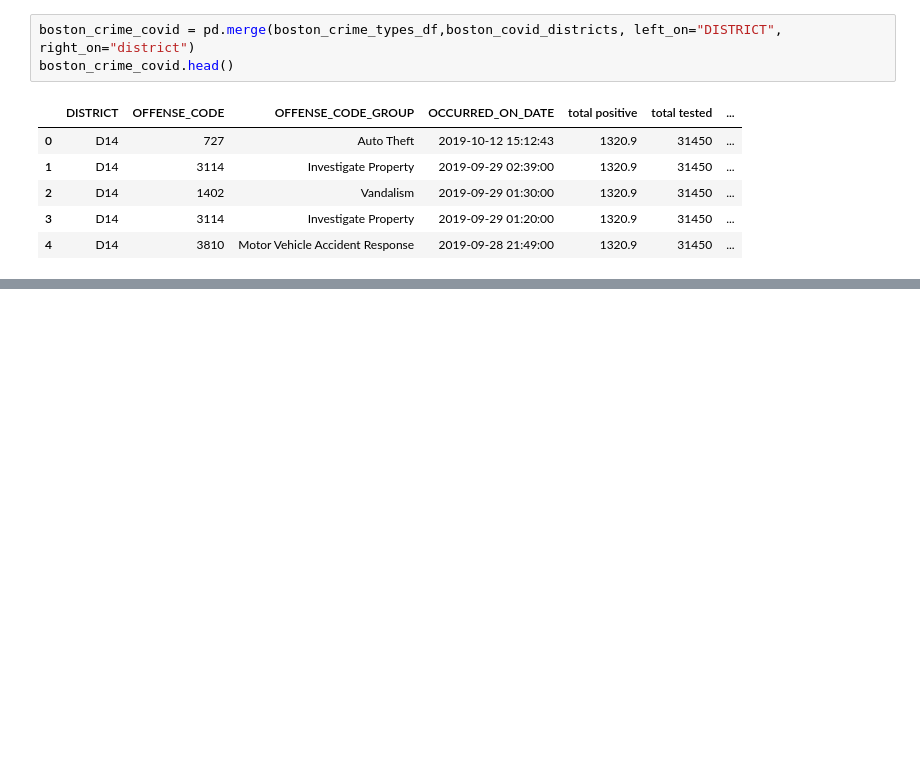
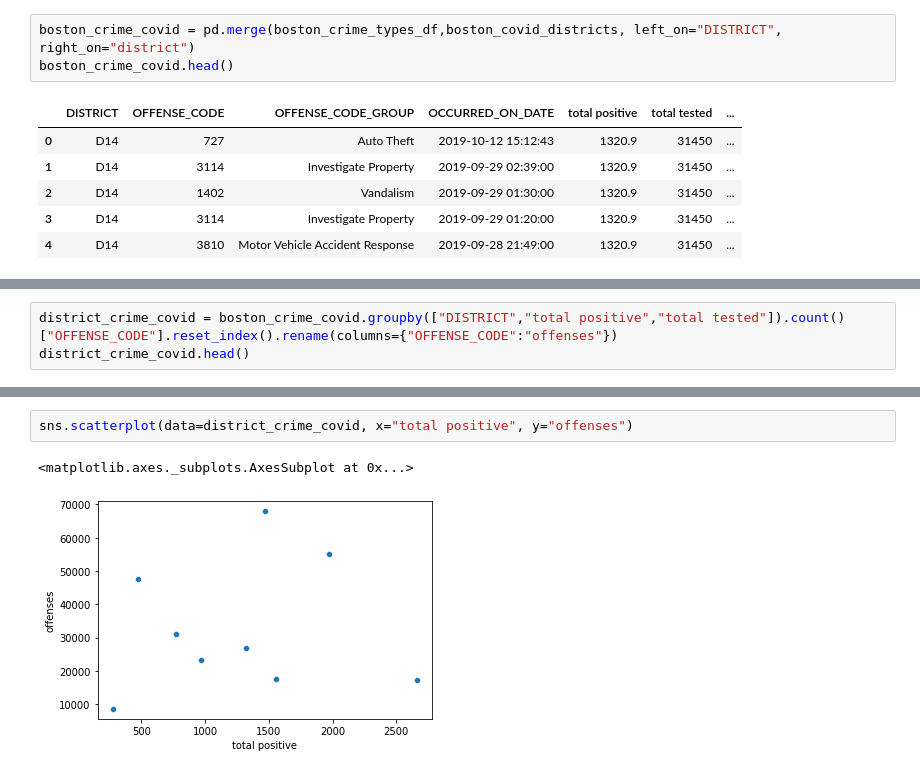
Before and after one commit to YolandaMDavis/cs109a-fall2020, a Jupyter notebook: Boston_Covid_Analysis.ipynb, the cells around one changed output, grey strips where cells are left out. Cells and saved outputs as stored; diff of their text form; blank space fills up the shorter version.

```diff
--- a/Boston_Covid_Analysis.ipynb
+++ b/Boston_Covid_Analysis.ipynb
@@ -105,0 +131,3 @@ boston_crime_covid.head()
+# %%
+district_crime_covid = boston_crime_covid.groupby(["DISTRICT","total positive","total tested"]).count()["OFFENSE_CODE"].reset_index().rename(columns={"OFFENSE_CODE":"offenses"})
+district_crime_covid.head()
@@ -105,0 +141,5 @@ boston_crime_covid.head()
+# %%
+sns.scatterplot(data=district_crime_covid, x="total positive", y="offenses")
+# %% [output]
+<matplotlib.axes._subplots.AxesSubplot at 0x...>
+[figure, added]
```
Also changed, not shown: parts of 10 cells of this notebook.
